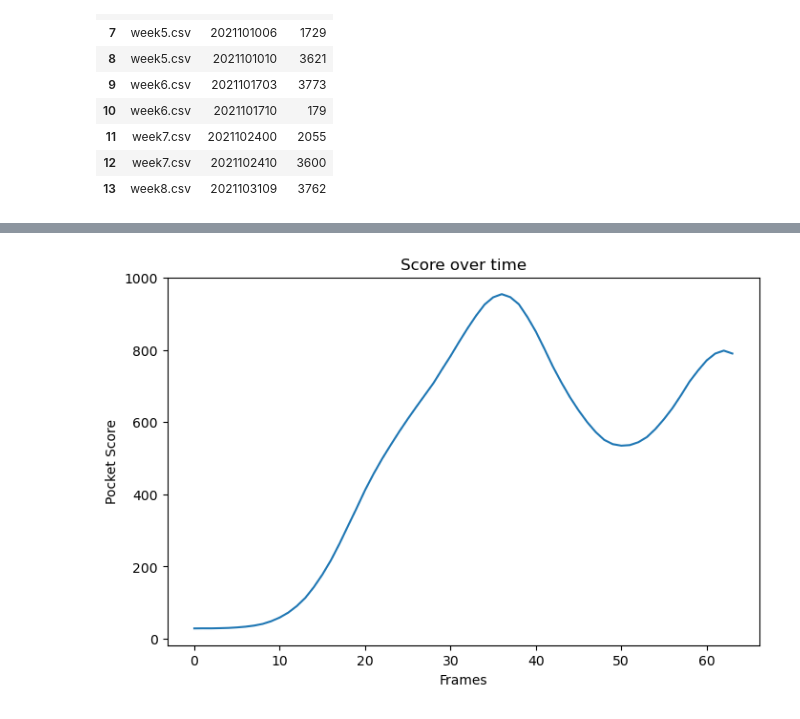
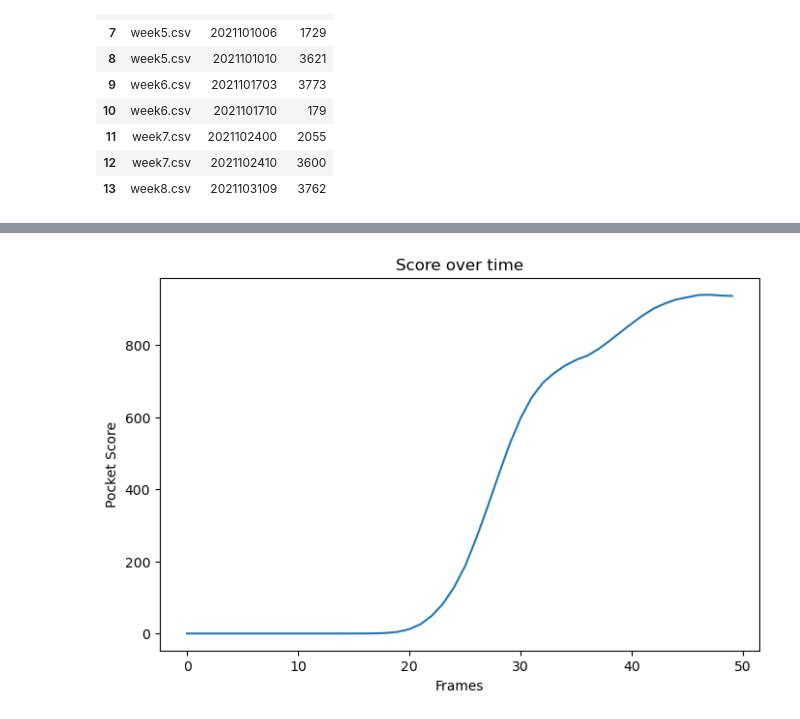
Before and after one commit to mcachosoblechero/MagicNFL, a Jupyter notebook: exploration/experimentation_pipeline.ipynb, the cells around one changed output, grey strips where cells are left out. Saved outputs shown, nothing was run; the diff lists cells and outputs as text; code cells hidden in the pictures.

```diff
--- a/exploration/experimentation_pipeline.ipynb
+++ b/exploration/experimentation_pipeline.ipynb
@@ -52,7 +52,7 @@ config = {
     # Field Price parameters
     'pocket_linear_max_value': 1.0,
     'pocket_gaus_mu': 0.0,
-    'pocket_gaus_sigma': 2.0,
+    'pocket_gaus_sigma': 1.0,
     'field_price_funct': gaussian_field_price,
 
     # Player Influence parameters
@@ -106,21 +106,21 @@ plays
 | 12 | week7.csv | 2021102410 | 3600 |
 | 13 | week8.csv | 2021103109 | 3762 |
 # %%
-week_data = pd.read_csv(os.path.join(input_path, 'week2.csv'))
+week_data = pd.read_csv(os.path.join(input_path, 'week3.csv'))
 
 # Define Game & Play ID
-gameId = "2021091600"
-playId = "111"
+gameId = "2021092610"
+playId = "1191"
 # gameId = "2021091201"
 # playId = "691"
 
 # Visualize play
 visualize_play(week_data, gameId, playId, config)
 # %% [output]
 [interactive output not drawn]
 [interactive output not drawn]
 [interactive output not drawn]
-[figure, old version]
+[figure, new version]
 # %%
 run_short_pipeline(input_path, preprocessing_path, plays.values, config, runId = "short_run_1")
 # %% [output]
```
Also changed, not shown: parts of 3 cells of this notebook, 2 other files.
